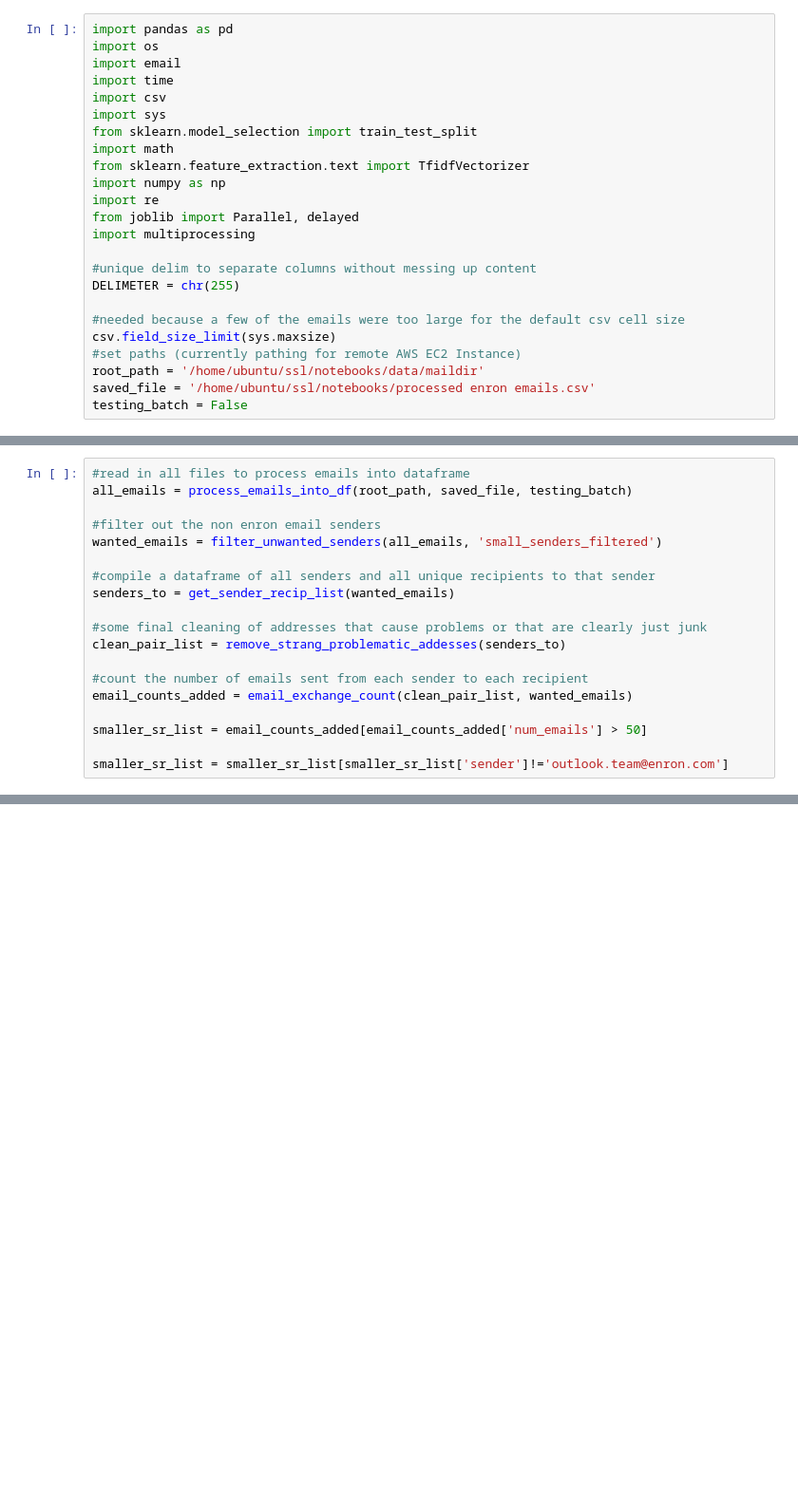
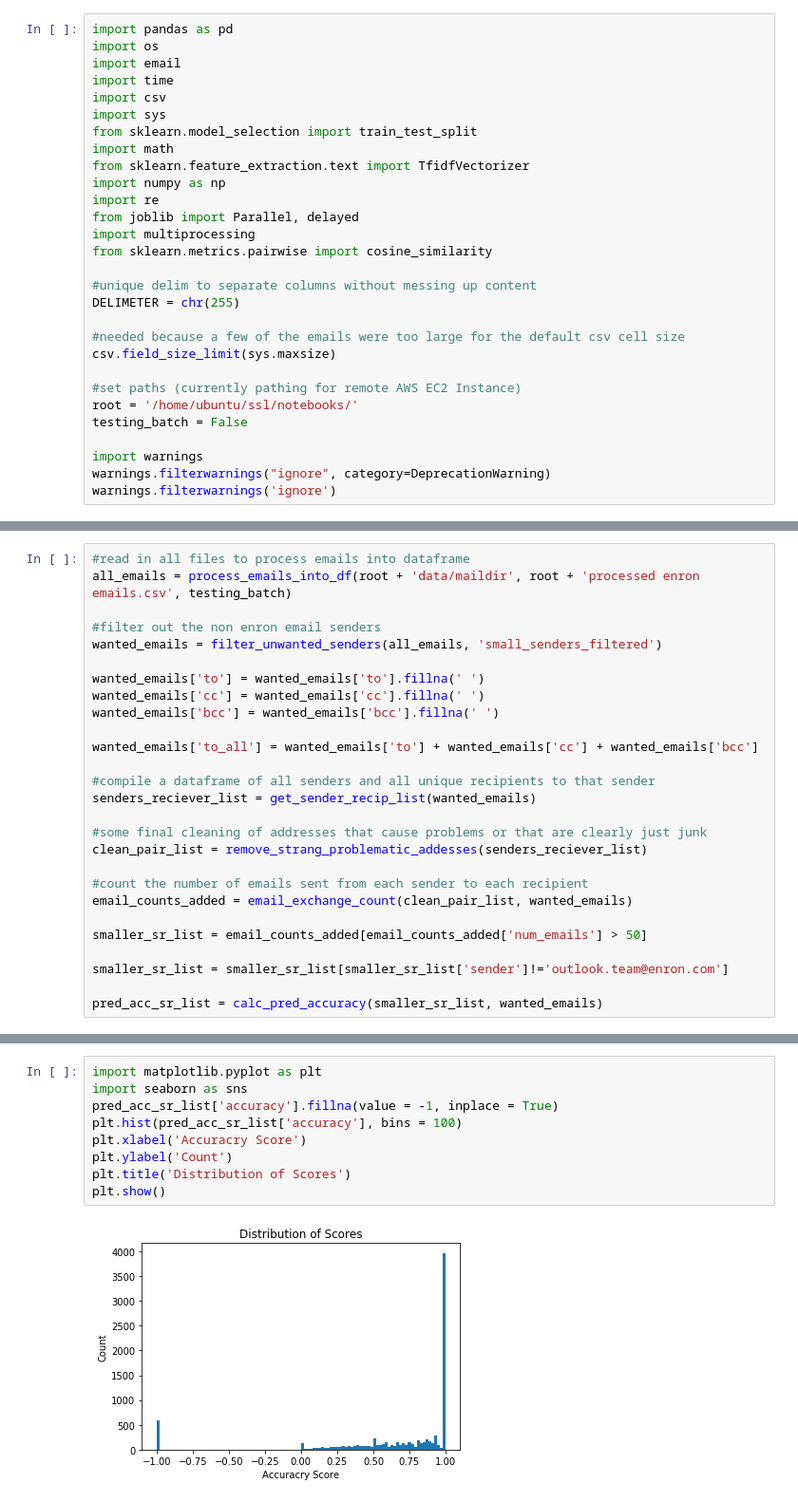
Before and after one commit to gurkpet/Enron-Email-Message-Recipient-Predicton, a Jupyter notebook: Unsupervised+Learning+Capstone.ipynb, the cells around one changed output, grey strips where cells are left out. Shown: that part at 95% size. Cells and saved outputs as stored; diff of their text form; blank space fills up the shorter version.

Commit message:
plotted some data

```diff
--- a/Unsupervised+Learning+Capstone.ipynb
+++ b/Unsupervised+Learning+Capstone.ipynb
@@ -12,16 +12,21 @@ import numpy as np
 import re
 from joblib import Parallel, delayed
 import multiprocessing
+from sklearn.metrics.pairwise import cosine_similarity
 
 #unique delim to separate columns without messing up content
 DELIMETER = chr(255)
 
 #needed because a few of the emails were too large for the default csv cell size
 csv.field_size_limit(sys.maxsize)
+
 #set paths (currently pathing for remote AWS EC2 Instance)
-root_path = '/home/ubuntu/ssl/notebooks/data/maildir'
-saved_file = '/home/ubuntu/ssl/notebooks/processed enron emails.csv'
+root = '/home/ubuntu/ssl/notebooks/'
 testing_batch = False
+
+import warnings
+warnings.filterwarnings("ignore", category=DeprecationWarning)
+warnings.filterwarnings('ignore')
 # %%
 #steps through directory and loads every email in every folder into returned df
 def process_emails_into_df(origin, destination, testbool):
@@ -414,15 +457,21 @@ def add_tf_score(combo_list, emails, tfidfv, test_set):
 # %%
 #read in all files to process emails into dataframe
-all_emails = process_emails_into_df(root_path, saved_file, testing_batch)
+all_emails = process_emails_into_df(root + 'data/maildir', root + 'processed enron emails.csv', testing_batch)
 
 #filter out the non enron email senders
 wanted_emails = filter_unwanted_senders(all_emails, 'small_senders_filtered')
 
+wanted_emails['to'] = wanted_emails['to'].fillna(' ')
+wanted_emails['cc'] = wanted_emails['cc'].fillna(' ')
+wanted_emails['bcc'] = wanted_emails['bcc'].fillna(' ')
+
+wanted_emails['to_all'] = wanted_emails['to'] + wanted_emails['cc'] + wanted_emails['bcc']
+
 #compile a dataframe of all senders and all unique recipients to that sender
-senders_to = get_sender_recip_list(wanted_emails)
+senders_reciever_list = get_sender_recip_list(wanted_emails)
 
 #some final cleaning of addresses that cause problems or that are clearly just junk
-clean_pair_list = remove_strang_problematic_addesses(senders_to)
+clean_pair_list = remove_strang_problematic_addesses(senders_reciever_list)
 
 #count the number of emails sent from each sender to each recipient
 email_counts_added = email_exchange_count(clean_pair_list, wanted_emails)
@@ -430,4 +479,6 @@ email_counts_added = email_exchange_count(clean_pair_list, wanted_emails)
 smaller_sr_list = email_counts_added[email_counts_added['num_emails'] > 50]
 
 smaller_sr_list = smaller_sr_list[smaller_sr_list['sender']!='outlook.team@enron.com']
+
+pred_acc_sr_list = calc_pred_accuracy(smaller_sr_list, wanted_emails)
 # %% [output]
@@ -529,0 +490,11 @@ print('Finished {}'.format(time.strftime("%I:%M:%S")))
+# %%
+import matplotlib.pyplot as plt
+import seaborn as sns
+pred_acc_sr_list['accuracy'].fillna(value = -1, inplace = True)
+plt.hist(pred_acc_sr_list['accuracy'], bins = 100)
+plt.xlabel('Accuracry Score')
+plt.ylabel('Count')
+plt.title('Distribution of Scores')
+plt.show()
+# %% [output]
+[figure, added]
```
Also changed, not shown: parts of 17 cells of this notebook.
